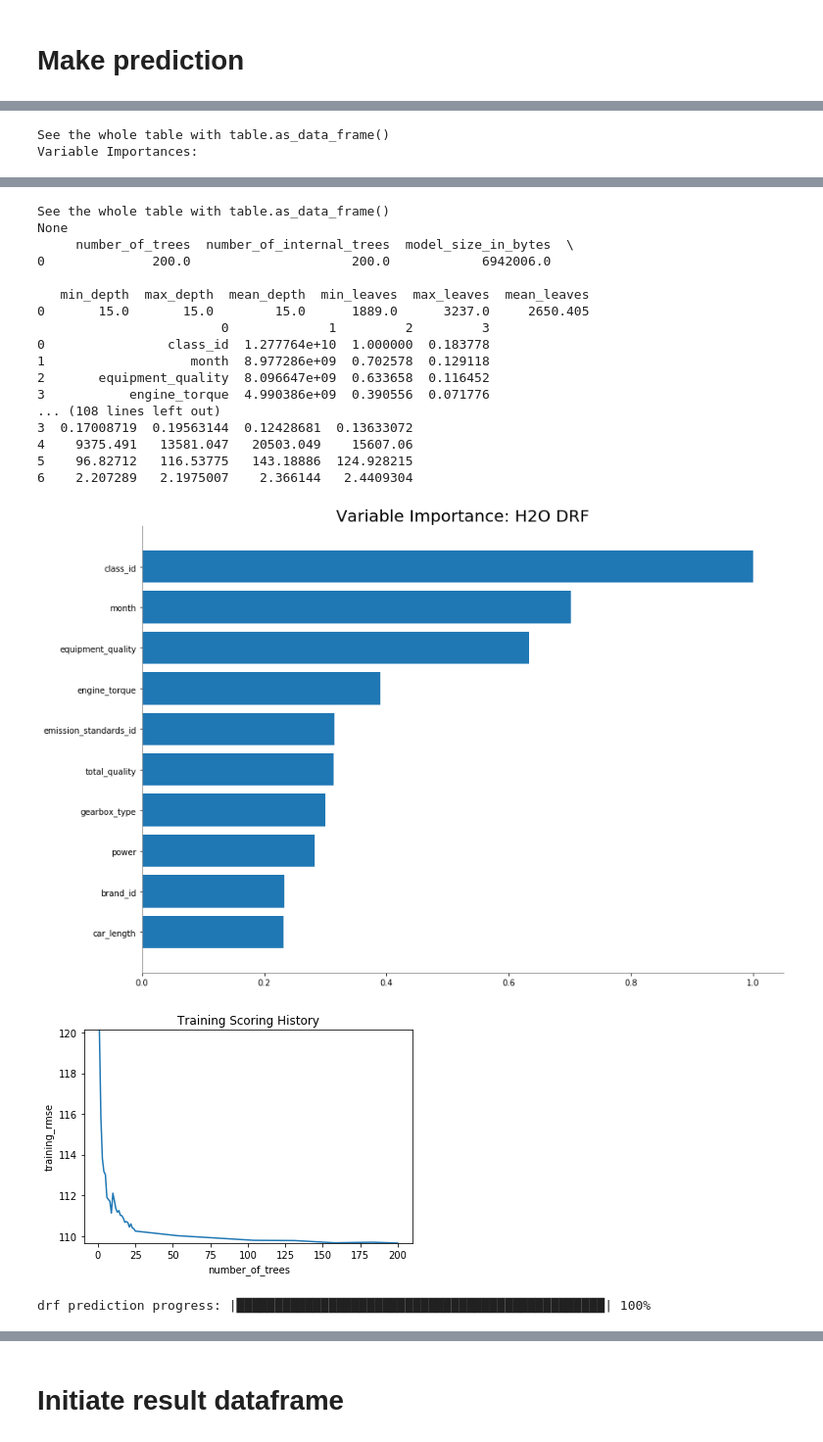
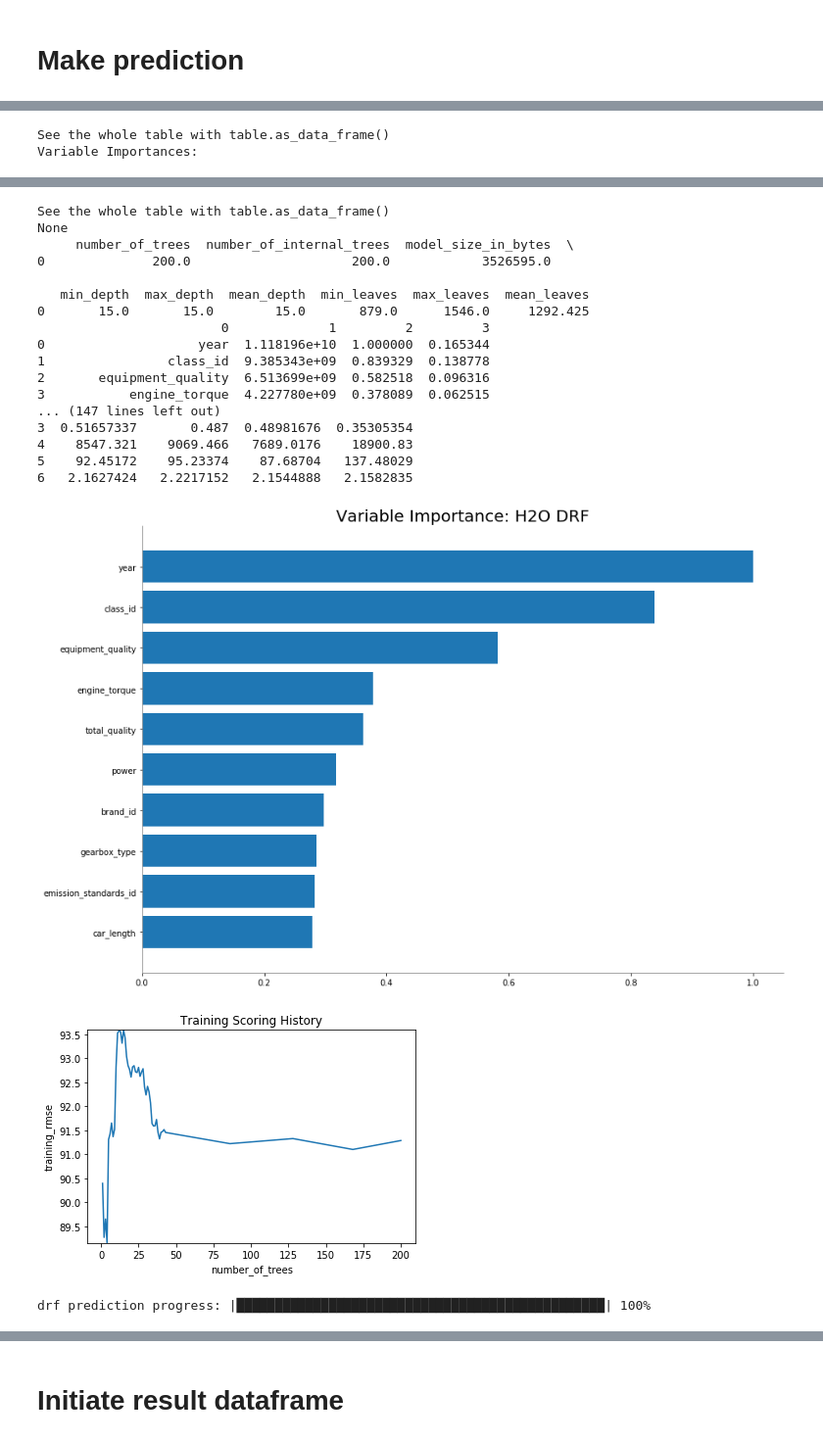
Before and after one commit to OzzyXu/2018TianChiVehiclePrediction, a Jupyter notebook: decision_tree_xc.ipynb, the cells around one changed output, grey strips where cells are left out. Shown at 98% size. Saved outputs shown, nothing was run; the diff lists cells and outputs as text; code cells hidden in the pictures.

```diff
--- a/decision_tree_xc.ipynb
+++ b/decision_tree_xc.ipynb
@@ -996,7 +985,7 @@ See the caveats in the documentation: http://pandas.pydata.org/pandas-docs/stabl
 # Make prediction
 # %%
 real_df_test = real_df_train[(real_df_train.year=='2017') & (real_df_train.month=='10')]
-real_df_test['month'] = '11'
+real_df_test['month'] = '12'
 real_df_test.drop('sale_quantity', axis=1, inplace=True)
 real_H2O_df_train = h2o.H2OFrame(real_df_train)
 for i in to_str_list:
@@ -1006,8 +995,8 @@ for i in to_str_list:
     real_H2O_df_test[i] = real_H2O_df_test[i].asfactor()
 features = list(real_df_train.columns)
 features.remove('sale_quantity')
-real_model = H2ORandomForestEstimator(ntrees=200, max_depth=15, mtries=-1, seed=1)
-real_model.train(x=features, y='sale_quantity', training_frame=real_H2O_df_train, fold_column='year')
+real_model = H2ORandomForestEstimator(ntrees=200, max_depth=15, mtries=5, seed=1)
+real_model.train(x=features, y='sale_quantity', training_frame=real_H2O_df_train, fold_column='month')
 # real_model = h2o.load_model('model/DRF_model_python_1519230587617_10')
 
 # Model performance
@@ -1090,22 +1079,22 @@ Variable Importances:
 See the whole table with table.as_data_frame()
 None
      number_of_trees  number_of_internal_trees  model_size_in_bytes  \
-0              200.0                     200.0            6942006.0
+0              200.0                     200.0            3526595.0
 
    min_depth  max_depth  mean_depth  min_leaves  max_leaves  mean_leaves
-0       15.0       15.0        15.0      1889.0      3237.0     2650.405
+0       15.0       15.0        15.0       879.0      1546.0     1292.425
                         0             1         2         3
-0                class_id  1.277764e+10  1.000000  0.183778
-1                   month  8.977286e+09  0.702578  0.129118
-2       equipment_quality  8.096647e+09  0.633658  0.116452
-3           engine_torque  4.990386e+09  0.390556  0.071776
-... (108 lines left out)
-3  0.17008719  0.19563144  0.12428681  0.13633072
-4    9375.491   13581.047   20503.049    15607.06
-5    96.82712   116.53775   143.18886  124.928215
-6    2.207289   2.1975007    2.366144   2.4409304
+0                    year  1.118196e+10  1.000000  0.165344
+1                class_id  9.385343e+09  0.839329  0.138778
+2       equipment_quality  6.513699e+09  0.582518  0.096316
+3           engine_torque  4.227780e+09  0.378089  0.062515
+... (147 lines left out)
+3  0.51657337       0.487  0.48981676  0.35305354
+4    8547.321    9069.466   7689.0176    18900.83
+5    92.45172    95.23374    87.68704   137.48029
+6   2.1627424   2.2217152   2.1544888   2.1582835
-[figure, old version]
+[figure, new version]
-[figure, old version]
+[figure, new version]
 drf prediction progress: |████████████████████████████████████████████████| 100%
 A value is trying to be set on a copy of a slice from a DataFrame.
 Try using .loc[row_indexer,col_indexer] = value instead
```
Also changed, not shown: parts of 10 cells of this notebook, 14 other files.
